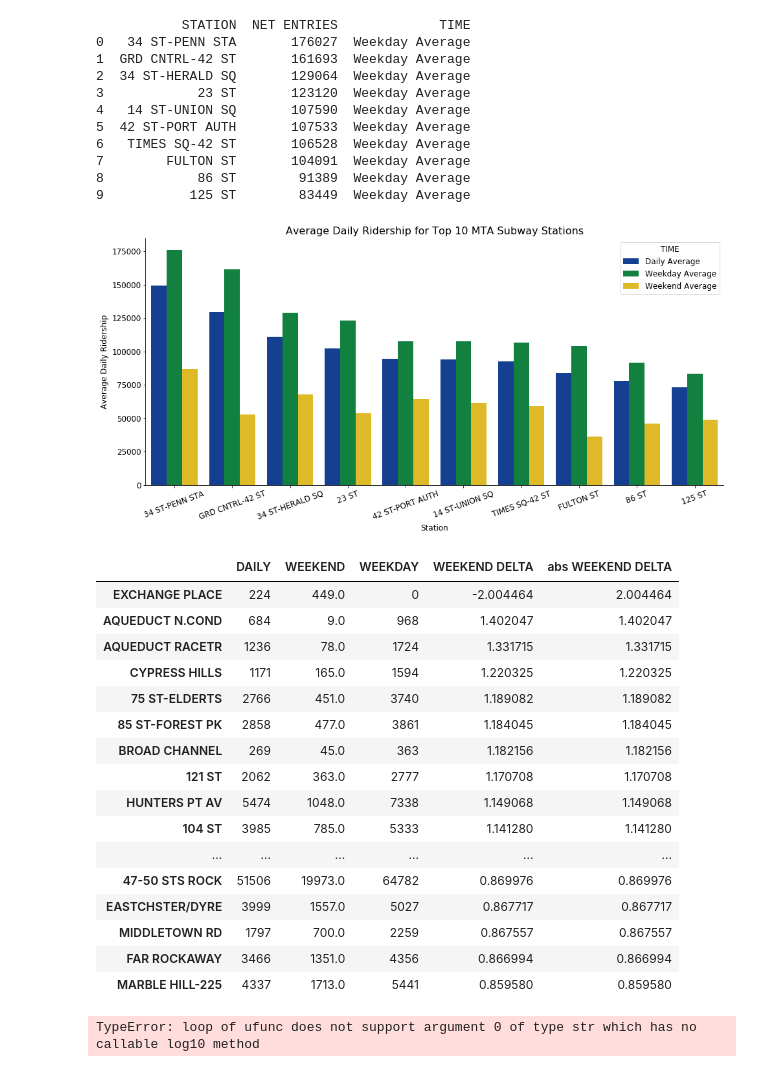
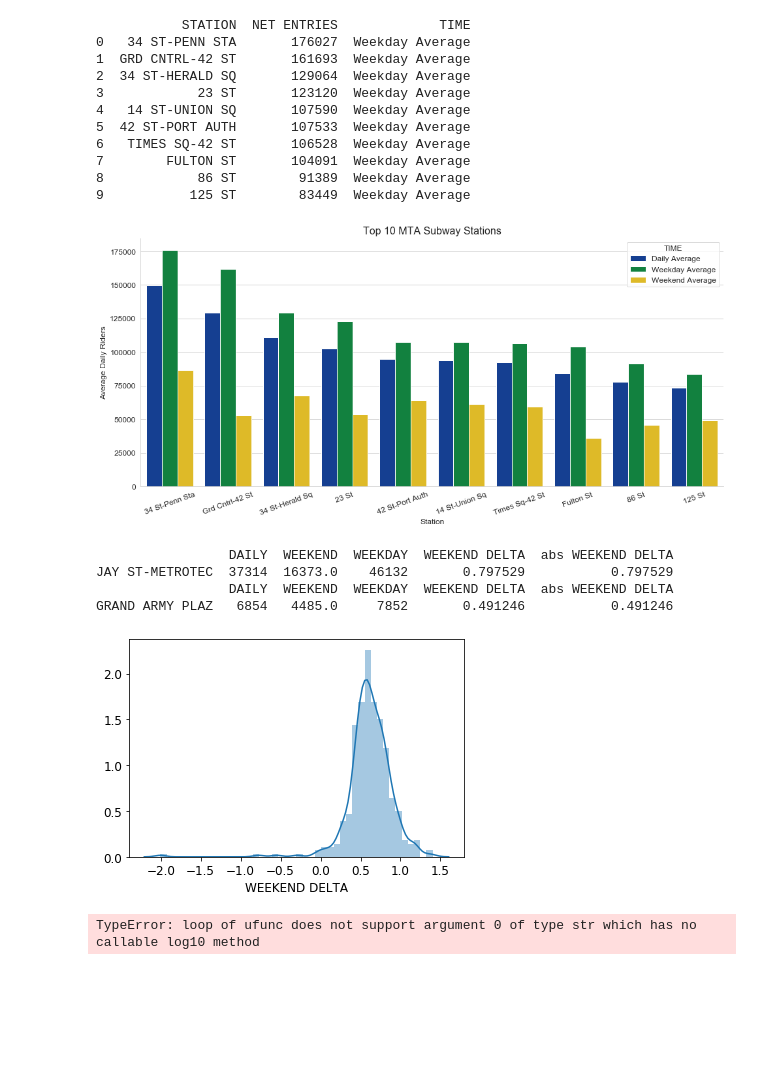
Before and after one commit to bubblebooy/Metis-Project-1-EDA, a Jupyter notebook: Subway Project EDA 0401.ipynb, the cells around one changed output. Saved outputs shown, nothing was run; the diff lists cells and outputs as text; code cells hidden in the pictures; blank space fills up the shorter version.

```diff
--- a/Subway Project EDA 0401.ipynb
+++ b/Subway Project EDA 0401.ipynb
@@ -272,23 +272,23 @@ topstations_week=list(top10week['STATION'])
 # %%
 data = totaldf.copy()
 data["TIME"]='Daily Average'
 data = pd.concat([data,totaldf_week,totaldf_weekend])
 data = data[data['STATION'].isin(top10daily['STATION'])]
+data['STATION'] = data['STATION'].str.title()
 plt.figure(figsize=[16,7])
 font={'size':12}
 plt.rc('font', **font)
 sns.barplot(x ='STATION',y='NET ENTRIES',hue = 'TIME',data=data,palette=sns.color_palette(["#0039A6","#00933C","#FCCC0A"])); #,palette=sns.color_palette("Blues",4)
-# sns.barplot(x ='STATION',y='NET ENTRIES',data=data.head(10),palette=sns.color_palette("Blues",10));
-# sns.barplot(x ='STATION',y='weekend',data=data.head(10),palette=sns.color_palette("Reds",10));
-# sns.barplot(x ='STATION',y='week',data=data.head(10),palette=sns.color_palette("Greens",10));
+sns.set_style("whitegrid")
 
 plt.xticks(rotation=20);
 plt.xlabel('Station')
-plt.ylabel('Average Daily Ridership')
-plt.title('Average Daily Ridership for Top 10 MTA Subway Stations',size=16)
+plt.ylabel('Average Daily Riders')
+plt.title('Top 10 MTA Subway Stations',size=16)
 sns.despine()
+plt.savefig("Top 10 MTA Subway Stations.png")
 # %% [output]
-[figure, old version]
+[figure, new version]
 # %%
 weekend_delta = totaldf.copy()
 weekend_delta = weekend_delta.set_index('STATION')
@@ -301,26 +301,16 @@ weekend_delta['WEEKEND DELTA'] = (weekend_delta['WEEKDAY'] - weekend_delta['WEEK
 weekend_delta['abs WEEKEND DELTA'] = np.abs(weekend_delta['WEEKEND DELTA'])
 weekend_delta = weekend_delta.sort_values('abs WEEKEND DELTA', ascending = False)
 
-# sns.distplot(data['WEEKEND DELTA'])
-weekend_delta.head(50)
+sns.distplot(data['WEEKEND DELTA'])
+weekend_delta[weekend_delta['DAILY']>10000].tail(20)
+print(weekend_delta[weekend_delta.index.str.contains("JAY")])
+print(weekend_delta[weekend_delta.index.str.contains("ARMY")])
 # %% [output]
-|  | DAILY | WEEKEND | WEEKDAY | WEEKEND DELTA | abs WEEKEND DELTA |
-| EXCHANGE PLACE | 224 | 449.0 | 0 | -2.004464 | 2.004464 |
-| AQUEDUCT N.COND | 684 | 9.0 | 968 | 1.402047 | 1.402047 |
-| AQUEDUCT RACETR | 1236 | 78.0 | 1724 | 1.331715 | 1.331715 |
-| CYPRESS HILLS | 1171 | 165.0 | 1594 | 1.220325 | 1.220325 |
-| 75 ST-ELDERTS | 2766 | 451.0 | 3740 | 1.189082 | 1.189082 |
-| 85 ST-FOREST PK | 2858 | 477.0 | 3861 | 1.184045 | 1.184045 |
-| BROAD CHANNEL | 269 | 45.0 | 363 | 1.182156 | 1.182156 |
-| 121 ST | 2062 | 363.0 | 2777 | 1.170708 | 1.170708 |
-| HUNTERS PT AV | 5474 | 1048.0 | 7338 | 1.149068 | 1.149068 |
-| 104 ST | 3985 | 785.0 | 5333 | 1.141280 | 1.141280 |
-| ... | ... | ... | ... | ... | ... |
-| 47-50 STS ROCK | 51506 | 19973.0 | 64782 | 0.869976 | 0.869976 |
-| EASTCHSTER/DYRE | 3999 | 1557.0 | 5027 | 0.867717 | 0.867717 |
-| MIDDLETOWN RD | 1797 | 700.0 | 2259 | 0.867557 | 0.867557 |
-| FAR ROCKAWAY | 3466 | 1351.0 | 4356 | 0.866994 | 0.866994 |
-| MARBLE HILL-225 | 4337 | 1713.0 | 5441 | 0.859580 | 0.859580 |
+                 DAILY  WEEKEND  WEEKDAY  WEEKEND DELTA  abs WEEKEND DELTA
+JAY ST-METROTEC  37314  16373.0    46132       0.797529           0.797529
+                 DAILY  WEEKEND  WEEKDAY  WEEKEND DELTA  abs WEEKEND DELTA
+GRAND ARMY PLAZ   6854   4485.0     7852       0.491246           0.491246
+[figure, added]
 # %%
 #Challenge 10
 plt.hist(np.log10(totaldf),20);
```
Also changed, not shown: 1 other file.
